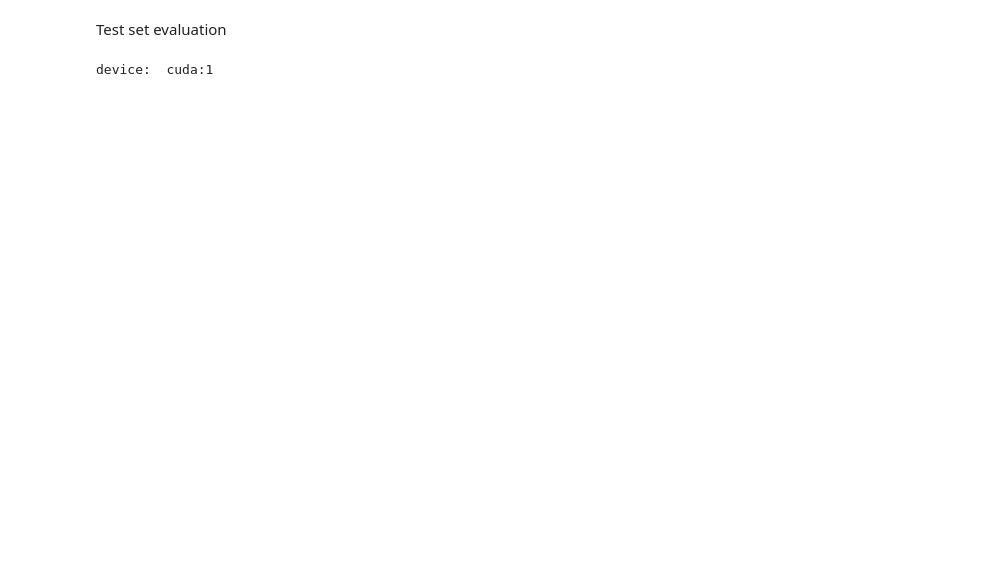
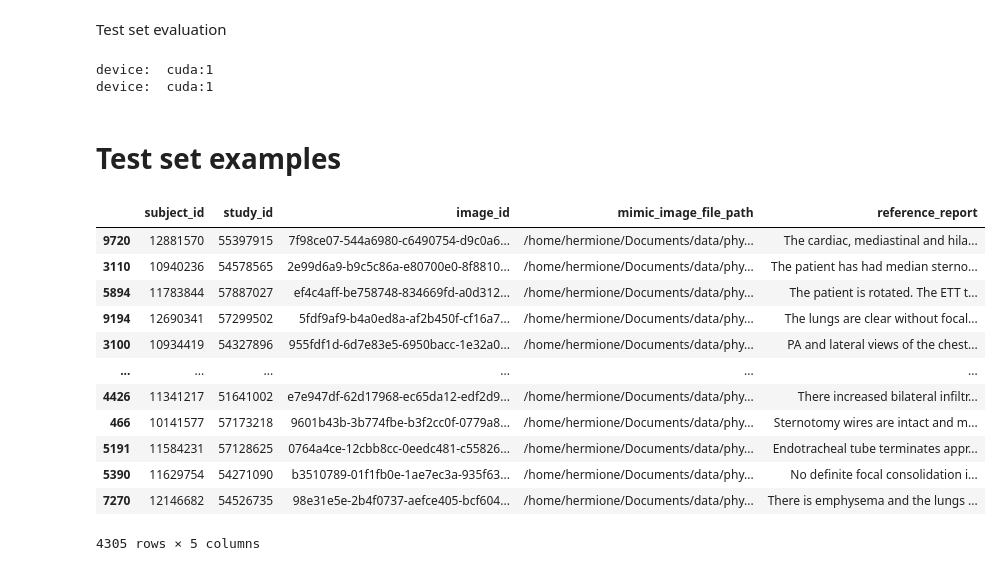
Before and after one commit to hermionewarr/rgrg_pretrained, a Jupyter notebook: src/full_model/test_set_evaluation.ipynb, the cells around one changed output. Drawn from its saved outputs; the diff is of its cells as text; code cells hidden in the pictures; blank space fills up the shorter version.

```diff
--- a/src/full_model/test_set_evaluation.ipynb
+++ b/src/full_model/test_set_evaluation.ipynb
@@ -25,8 +25,6 @@ from src.dataset.constants import ANATOMICAL_REGIONS
 from src.full_model.custom_collator import CustomCollator
 from src.full_model.custom_dataset import CustomDataset
 from src.full_model.evaluate_full_model.evaluate_language_model import (
-    get_ref_sentences_for_selected_regions,
-    get_generated_reports,
     compute_language_model_scores
 )
 from src.full_model.report_generation_model import ReportGenerationModel
@@ -64,3 +62,31 @@ Folder specified by path_test_set_evaluation_scores_txt_files will have these fi
 final_scores_txt_file = os.path.join(path_test_set_evaluation_scores_txt_files, "final_scores.txt")
 # %% [output]
 device:  cuda:1
+device:  cuda:1
+# %% [markdown]
+# Test set examples
+# %%
+import pandas as pd
+import matplotlib.pyplot as plt
+
+test = pd.read_csv("/home/hermione/Documents/data/rgrg/dataset-with-reference-reports/test.csv")
+chexpert = pd.read_csv("/home/hermione/Documents/data/physionet.org/files/mimic-cxr-jpg/2.0.0/mimic-cxr-2.0.0-chexpert.csv")
+test = test.sample(n=len(test), random_state=42)
+test_chex = pd.merge(test, chexpert, on=['subject_id', 'study_id'])
+test_subset = test[test_chex["No Finding"] == 1]
+test = test.reset_index()
+test_subset
+# %% [output]
+|  | subject_id | study_id | image_id | mimic_image_file_path | reference_report |
+| 9720 | 12881570 | 55397915 | 7f98ce07-544a6980-c6490754-d9c0a6... | /home/hermione/Documents/data/phy... | The cardiac, mediastinal and hila... |
+| 3110 | 10940236 | 54578565 | 2e99d6a9-b9c5c86a-e80700e0-8f8810... | /home/hermione/Documents/data/phy... | The patient has had median sterno... |
+| 5894 | 11783844 | 57887027 | ef4c4aff-be758748-834669fd-a0d312... | /home/hermione/Documents/data/phy... | The patient is rotated. The ETT t... |
+| 9194 | 12690341 | 57299502 | 5fdf9af9-b4a0ed8a-af2b450f-cf16a7... | /home/hermione/Documents/data/phy... | The lungs are clear without focal... |
+| 3100 | 10934419 | 54327896 | 955fdf1d-6d7e83e5-6950bacc-1e32a0... | /home/hermione/Documents/data/phy... | PA and lateral views of the chest... |
+| ... | ... | ... | ... | ... | ... |
+| 4426 | 11341217 | 51641002 | e7e947df-62d17968-ec65da12-edf2d9... | /home/hermione/Documents/data/phy... | There increased bilateral infiltr... |
+| 466 | 10141577 | 57173218 | 9601b43b-3b774fbe-b3f2cc0f-0779a8... | /home/hermione/Documents/data/phy... | Sternotomy wires are intact and m... |
+| 5191 | 11584231 | 57128625 | 0764a4ce-12cbb8cc-0eedc481-c55826... | /home/hermione/Documents/data/phy... | Endotracheal tube terminates appr... |
+| 5390 | 11629754 | 54271090 | b3510789-01f1fb0e-1ae7ec3a-935f63... | /home/hermione/Documents/data/phy... | No definite focal consolidation i... |
+| 7270 | 12146682 | 54526735 | 98e31e5e-2b4f0737-aefce405-bcf604... | /home/hermione/Documents/data/phy... | There is emphysema and the lungs ... |
+4305 rows × 5 columns
```
Also changed, not shown: parts of 4 cells of this notebook, 6 other files.
